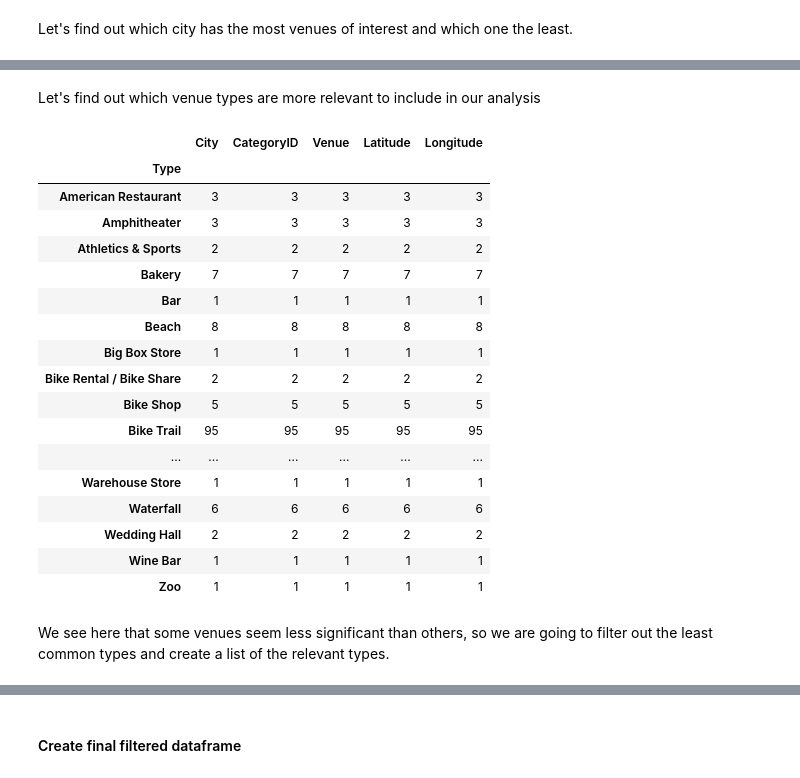
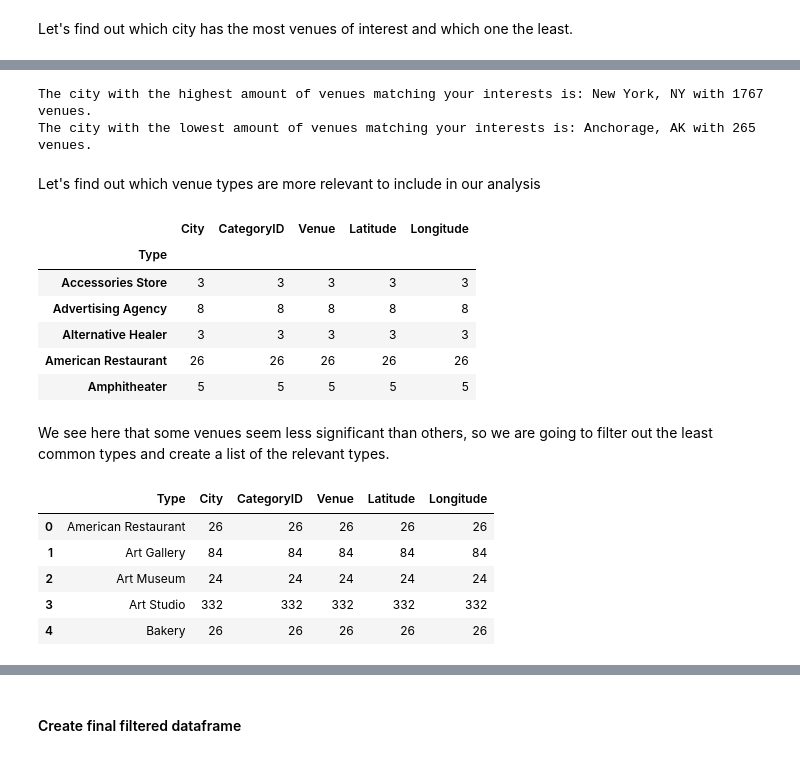
Before and after one commit to tinaprisma/ibm_capstone, a Jupyter notebook: Moving - Choosing A U.S. City - IBM Capstone copy 1.ipynb, the cells around one changed output, grey strips where cells are left out. Drawn from its saved outputs; the diff is of its cells as text; code cells hidden in the pictures.

```diff
--- a/Moving - Choosing A U.S. City - IBM Capstone copy 1.ipynb
+++ b/Moving - Choosing A U.S. City - IBM Capstone copy 1.ipynb
@@ -103,0 +92,8 @@ cities = ['Houston, TX','Austin, TX','Denver, CO','Seattle, WA','San Francisco,
+# %%
+# Enter the names of the cities of interest for this analysis
+cities = ['Houston, TX','Austin, TX','Dallas, TX','San Antonio, TX','Fort Worth, Texas','San Francisco, CA','San Jose, CA','Santa Rosa, CA','Palo Alto, CA','Los Angeles, CA','Santa Barbara, CA',
+          'San Diego, CA','Long Beach, CA','Palmdale, CA','Bakersfield, CA','Fresno, CA','Seattle, WA','Portland,OR','Miami, FL','Orlando, FL','Atlanta, GA','New Orleans, LA','Grand Junction, CO',
+          'Denver, CO','Colorado Springs, CO','New York, NY', 'Arlington, VA','Anchorage, AK','Sacramento, CA','Tampa, FL','Des Moines, IA','Reno, NV','Las Vegas, NV',
+          'Chicago, IL','Detroit, MI','Boston, MA','New Haven, CT', 'St. Louis, MO','Phoenix, AR','Albuquerque, NM','Oklahoma City, OK']
+
+len(cities)
@@ -104,24 +109,24 @@ cities = ['Houston, TX','Austin, TX','Denver, CO','Seattle, WA','San Francisco,
 # %%
-#Outdoors and Recreation Venues: Trails, Bike Trail, Botanical Gardens, Forest, Mountain, Nature Preserve, National Park, Park, Tree, Outdoor Event Space
+#Outdoors and Recreation Venues: Trails, Bike Trail, Botanical Gardens, Forest, Mountain, Nature Preserve, National Park
 
-outdoors_venues_ID = ['4bf58dd8d48988d159941735','56aa371be4b08b9a8d57355e','52e81612bcbc57f1066b7a22','52e81612bcbc57f1066b7a23','4eb1d4d54b900d56c88a45fc','52e81612bcbc57f1066b7a13','52e81612bcbc57f1066b7a21','4bf58dd8d48988d163941735','56aa371be4b08b9a8d57356a']
+outdoors_venues_ID = ['4bf58dd8d48988d159941735','56aa371be4b08b9a8d57355e','52e81612bcbc57f1066b7a22','52e81612bcbc57f1066b7a23','4eb1d4d54b900d56c88a45fc','52e81612bcbc57f1066b7a13','52e81612bcbc57f1066b7a21']
 
-# Professional & Other Places:  Tech Startup
+# Professional & Other Places:  Tech Startup, Convention Center, Observatory
 
-professional_venues_ID = ['4bf58dd8d48988d125941735']
+professional_venues_ID = ['4bf58dd8d48988d125941735','4bf58dd8d48988d1ff931735','5744ccdfe4b0c0459246b4d9']
 
-#cultural venues:  Spiritual Center: Buddhist Temple, Hindu Temple,
+#cultural venues:  Spiritual Center: Buddhist Temple, Hindu Temple, Synagoge, Winery
 
-cultural_venues_ID = ['52e81612bcbc57f1066b7a3e','52e81612bcbc57f1066b7a3f']
+cultural_venues_ID = ['52e81612bcbc57f1066b7a3e','52e81612bcbc57f1066b7a3f','4bf58dd8d48988d139941735','4bf58dd8d48988d14b941735']
 
 # Food and drink shop: Farmers Market, Health Food Store, Organic Grocery, Fruit and Vegetable Store, Juice Bar
 
 food_venues_ID = ['4bf58dd8d48988d1fa941735','50aa9e744b90af0d42d5de0e','52f2ab2ebcbc57f1066b8b45','52f2ab2ebcbc57f1066b8b1c','4bf58dd8d48988d112941735']
 
-# Beautification: Park,
+# Beautification: Park, Flower Shop, Art Studio
 
-beauty_venues_ID = ['4bf58dd8d48988d163941735']
+beauty_venues_ID = ['4bf58dd8d48988d163941735','4bf58dd8d48988d11b951735','58daa1558bbb0b01f18ec1d6']
 
 categoryIDs = [outdoors_venues_ID,professional_venues_ID,cultural_venues_ID,food_venues_ID,beauty_venues_ID]
 
-# create a dataframe to extract the Foursquare data into.
+print('CategoryID list created.')
@@ -248,2 +276,10 @@ The city with the lowest amount of venues matching your interests is: Houston, T
+# %%
+print('The city with the highest amount of venues matching your interests is: ' + str(max_city) +
+      ' with ' + str(max_number) + ' venues.')
+print('The city with the lowest amount of venues matching your interests is: ' + str(min_city) +
+      ' with ' + str(min_number) + ' venues.')
+# %% [output]
+The city with the highest amount of venues matching your interests is: New York, NY with 1767 venues.
+The city with the lowest amount of venues matching your interests is: Anchorage, AK with 265 venues.
 # %% [markdown]
 Let's find out which venue types are more relevant to include in our analysis
@@ -260,34 +287,31 @@ for index in range(0,N):
 # Create a dataframe that counts the total number of venues per type found.
 venue_types_df = pd.DataFrame(venues_df.groupby('Type').count())
 # %%
-venue_types_df
+venue_types_df.head()
 # %% [output]
 |  | City | CategoryID | Venue | Latitude | Longitude |
 | Type |  |  |  |  |  |
-| American Restaurant | 3 | 3 | 3 | 3 | 3 |
-| Amphitheater | 3 | 3 | 3 | 3 | 3 |
-| Athletics & Sports | 2 | 2 | 2 | 2 | 2 |
-| Bakery | 7 | 7 | 7 | 7 | 7 |
-| Bar | 1 | 1 | 1 | 1 | 1 |
-| Beach | 8 | 8 | 8 | 8 | 8 |
-| Big Box Store | 1 | 1 | 1 | 1 | 1 |
-| Bike Rental / Bike Share | 2 | 2 | 2 | 2 | 2 |
-| Bike Shop | 5 | 5 | 5 | 5 | 5 |
-| Bike Trail | 95 | 95 | 95 | 95 | 95 |
-| ... | ... | ... | ... | ... | ... |
-| Warehouse Store | 1 | 1 | 1 | 1 | 1 |
-| Waterfall | 6 | 6 | 6 | 6 | 6 |
-| Wedding Hall | 2 | 2 | 2 | 2 | 2 |
-| Wine Bar | 1 | 1 | 1 | 1 | 1 |
-| Zoo | 1 | 1 | 1 | 1 | 1 |
+| Accessories Store | 3 | 3 | 3 | 3 | 3 |
+| Advertising Agency | 8 | 8 | 8 | 8 | 8 |
+| Alternative Healer | 3 | 3 | 3 | 3 | 3 |
+| American Restaurant | 26 | 26 | 26 | 26 | 26 |
+| Amphitheater | 5 | 5 | 5 | 5 | 5 |
 # %% [markdown]
 We see here that some venues seem less significant than others, so we are going to filter out the least common types
 and create a list of the relevant types.
 # %%
 # delete types that don't meet a certain thresh
 
-relevant_venues_df = total_venues[total_venues['City'] > 1]
+relevant_venues_df = venue_types_df[venue_types_df['City'] > 20]
 relevant_venues_df = relevant_venues_df.reset_index()
+relevant_venues_df.head()
+# %% [output]
+|  | Type | City | CategoryID | Venue | Latitude | Longitude |
+| 0 | American Restaurant | 26 | 26 | 26 | 26 | 26 |
+| 1 | Art Gallery | 84 | 84 | 84 | 84 | 84 |
+| 2 | Art Museum | 24 | 24 | 24 | 24 | 24 |
+| 3 | Art Studio | 332 | 332 | 332 | 332 | 332 |
+| 4 | Bakery | 26 | 26 | 26 | 26 | 26 |
 # %%
 # create a list of relevant venues
 # %%
```
Also changed, not shown: parts of 117 cells of this notebook.
